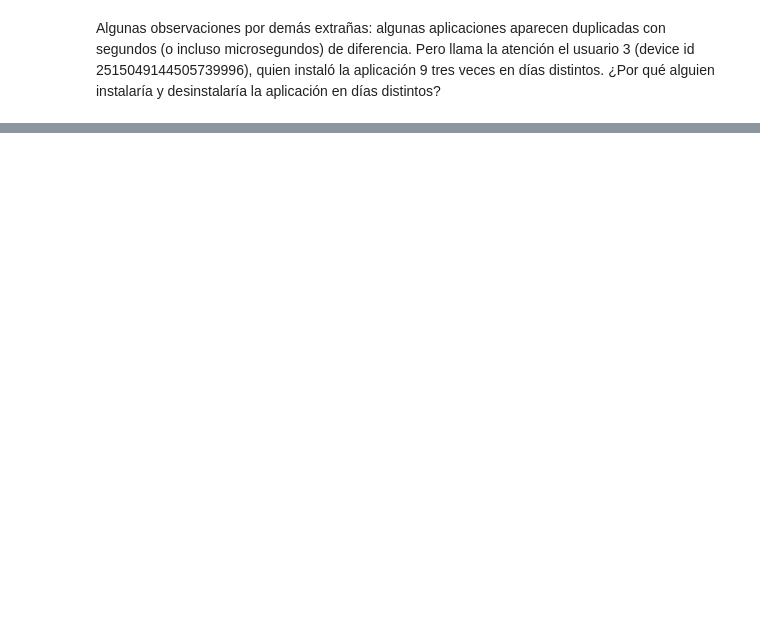
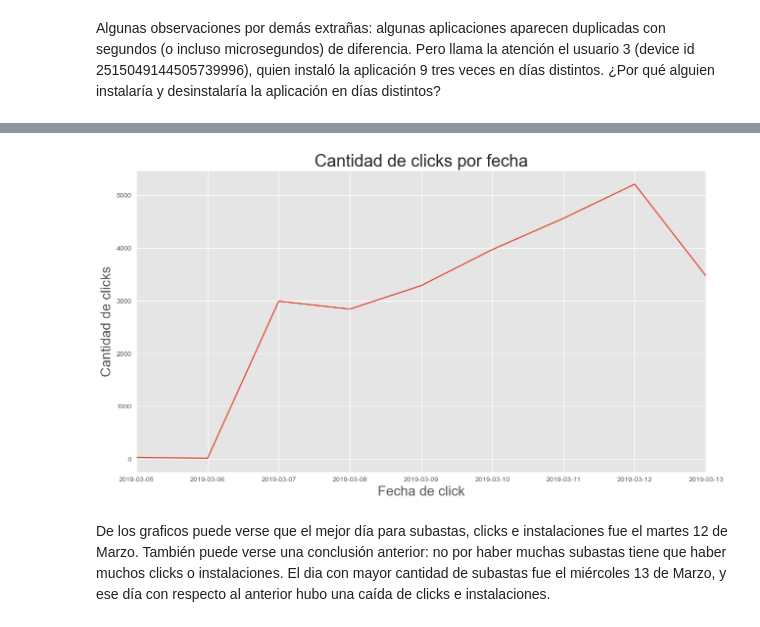
Before and after one commit to LucasCatolino/Organizacion-de-Datos, a Jupyter notebook: Carga de subastas y eventos.ipynb, the cells around one changed output, grey strips where cells are left out. Saved outputs shown, nothing was run; the diff lists cells and outputs as text; code cells hidden in the pictures; blank space fills up the shorter version.

```diff
--- a/Carga de subastas y eventos.ipynb
+++ b/Carga de subastas y eventos.ipynb
@@ -143,0 +235,15 @@ Algunas observaciones por demás extrañas: algunas aplicaciones aparecen duplic
+# %%
+clicks['sumandoFechas']= pd.to_datetime(clicks['created']).dt.date.map(lambda x: 1)
+fechasClicks= clicks.groupby(pd.to_datetime(clicks['created']).dt.date)['sumandoFechas'].sum()
+del clicks['sumandoFechas']
+# %%
+grafico= fechasClicks.plot.line()
+grafico.set_xlabel("Fecha de click", fontsize=20)
+grafico.set_ylabel("Cantidad de clicks", fontsize=20)
+grafico.set_title("Cantidad de clicks por fecha", fontsize=25)
+
+plt.show()
+# %% [output]
+[figure, added]
+# %% [markdown]
+De los graficos puede verse que el mejor día para subastas, clicks e instalaciones fue el martes 12 de Marzo. También puede verse una conclusión anterior: no por haber muchas subastas tiene que haber muchos clicks o instalaciones. El dia con mayor cantidad de subastas fue el miércoles 13 de Marzo, y ese día con respecto al anterior hubo una caída de clicks e instalaciones.
```
Also changed, not shown: parts of 10 cells of this notebook.
